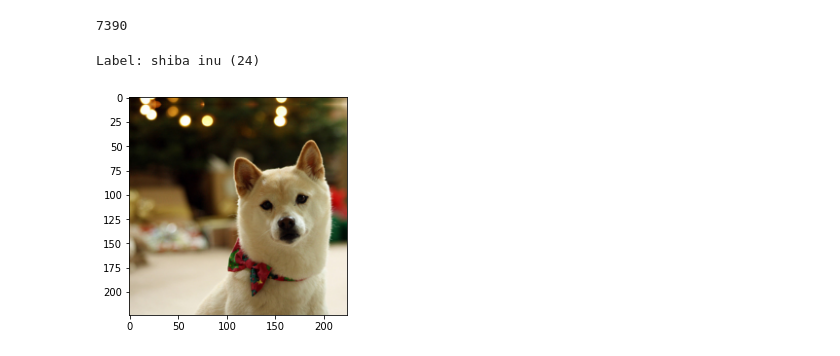
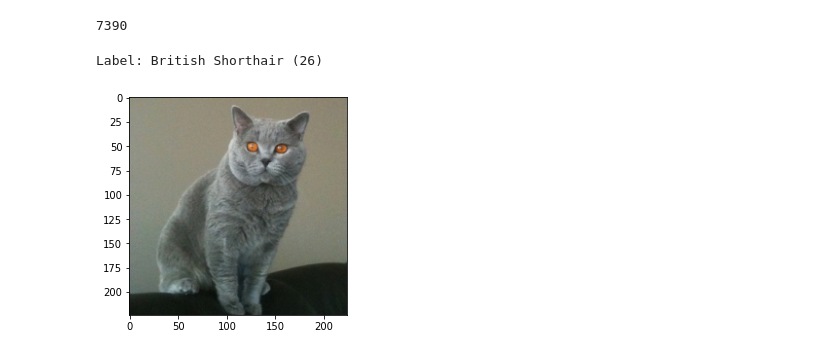
Before and after one commit to tasyaa04/datascience, a Jupyter notebook: PetBreed.ipynb, the cells around one changed output. Saved outputs shown, nothing was run; the diff lists cells and outputs as text; code cells hidden in the pictures.

```diff
--- a/PetBreed.ipynb
+++ b/PetBreed.ipynb
@@ -150,7 +150,7 @@ def show_image(img_tensor, label):
     img_tensor = denormalize(img_tensor, *imagenet_stats)[0].permute((1, 2, 0))
     plt.imshow(img_tensor)
 # %%
-show_image(*dataset[2])
+show_image(*dataset[60])
 # %% [output]
-Label: shiba inu (24)
+Label: British Shorthair (26)
-[figure, old version]
+[figure, new version]
```
Also changed, not shown: parts of 5 cells of this notebook.
